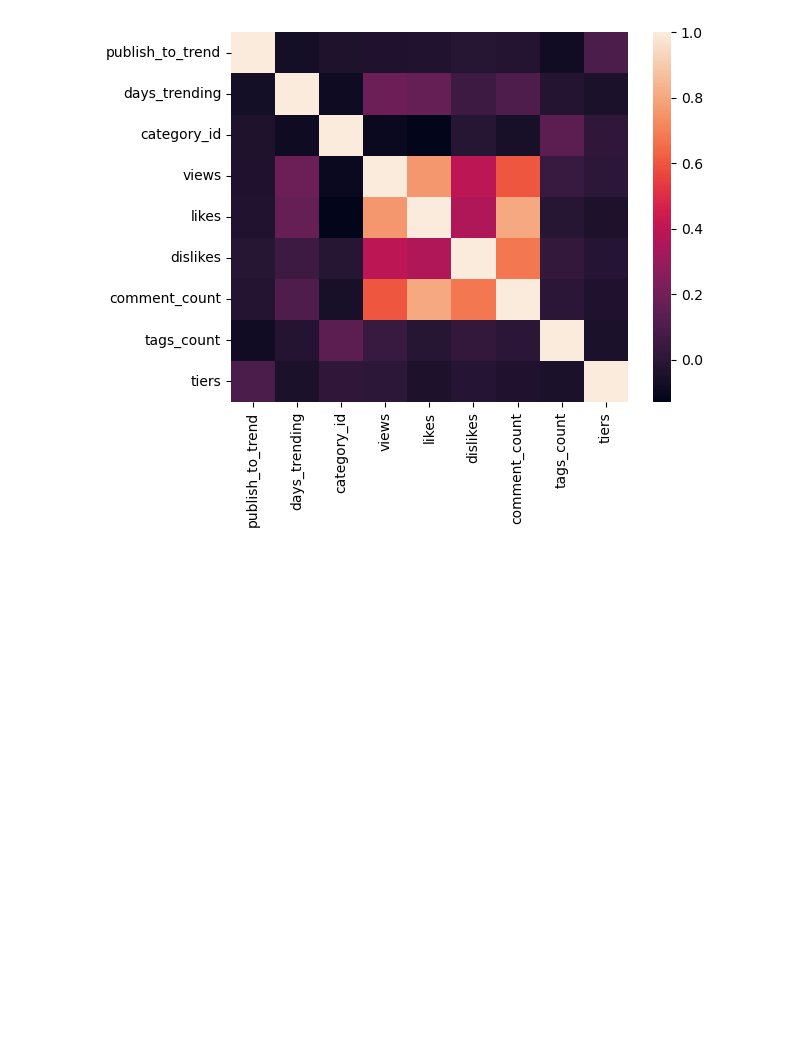
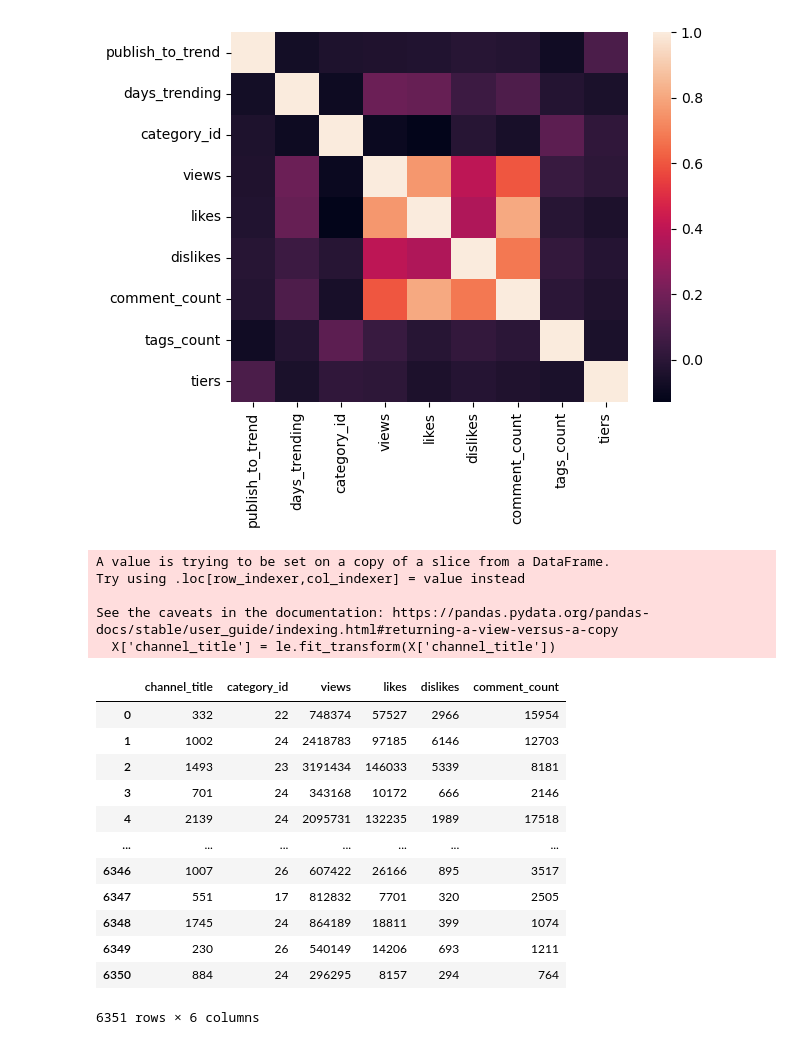
Before and after one commit to GFAmsterdam/Youtube_Trending_Video_Analysis, a Jupyter notebook: Ming/supervised_ml/random_forest.ipynb, the cells around one changed output. Drawn from its saved outputs; the diff is of its cells as text; code cells hidden in the pictures; blank space fills up the shorter version.

```diff
--- a/Ming/supervised_ml/random_forest.ipynb
+++ b/Ming/supervised_ml/random_forest.ipynb
@@ -109,4 +109,31 @@ X = df[['views', 'likes', 'dislikes', 'comment_count']]
 y = df['tiers']
+# %%
+# set up LabelEncoder instance
+le = LabelEncoder()
+
+# fit and transform the 'channel_title' column
+X['channel_title'] = le.fit_transform(X['channel_title'])
+
+X
+# %% [output]
+A value is trying to be set on a copy of a slice from a DataFrame.
+Try using .loc[row_indexer,col_indexer] = value instead
+
+See the caveats in the documentation: https://pandas.pydata.org/pandas-docs/stable/user_guide/indexing.html#returning-a-view-versus-a-copy
+  X['channel_title'] = le.fit_transform(X['channel_title'])
+|  | channel_title | category_id | views | likes | dislikes | comment_count |
+| 0 | 332 | 22 | 748374 | 57527 | 2966 | 15954 |
+| 1 | 1002 | 24 | 2418783 | 97185 | 6146 | 12703 |
+| 2 | 1493 | 23 | 3191434 | 146033 | 5339 | 8181 |
+| 3 | 701 | 24 | 343168 | 10172 | 666 | 2146 |
+| 4 | 2139 | 24 | 2095731 | 132235 | 1989 | 17518 |
+| ... | ... | ... | ... | ... | ... | ... |
+| 6346 | 1007 | 26 | 607422 | 26166 | 895 | 3517 |
+| 6347 | 551 | 17 | 812832 | 7701 | 320 | 2505 |
+| 6348 | 1745 | 24 | 864189 | 18811 | 399 | 1074 |
+| 6349 | 230 | 26 | 540149 | 14206 | 693 | 1211 |
+| 6350 | 884 | 24 | 296295 | 8157 | 294 | 764 |
+6351 rows × 6 columns
 # %%
 # Splitting into Train and Test sets.
 X_train, X_test, y_train, y_test = train_test_split(X, y, random_state=78)
```
Also changed, not shown: parts of 5 cells of this notebook, 1 other file.
